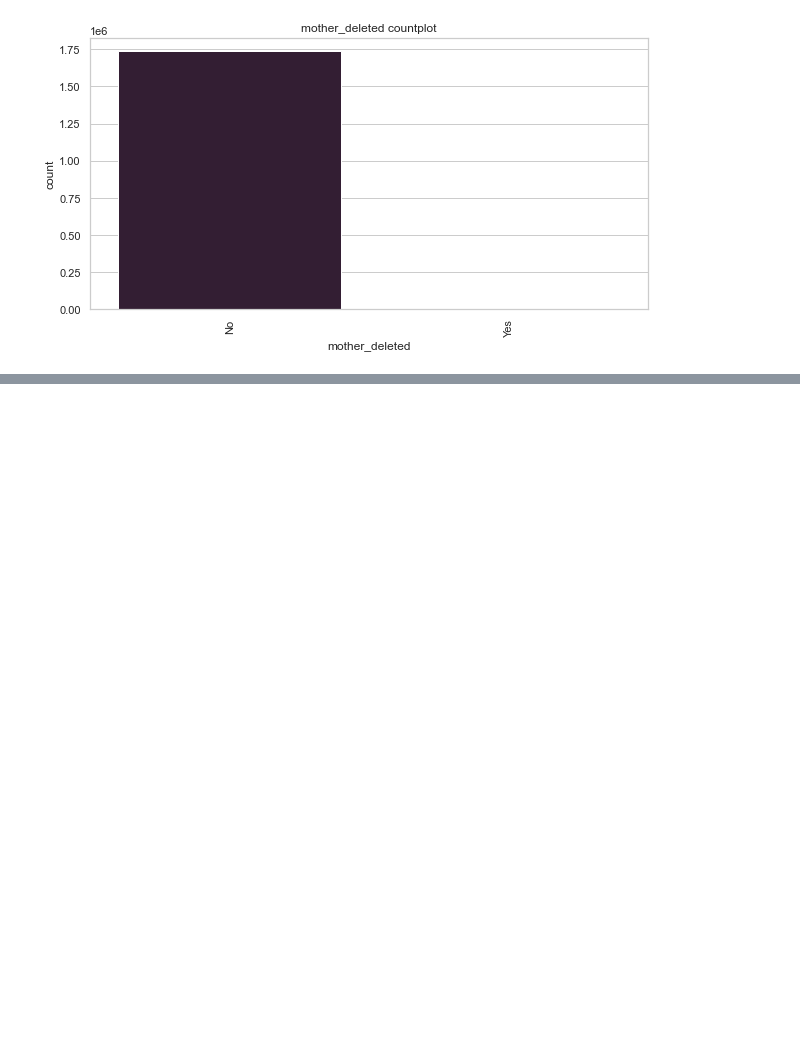
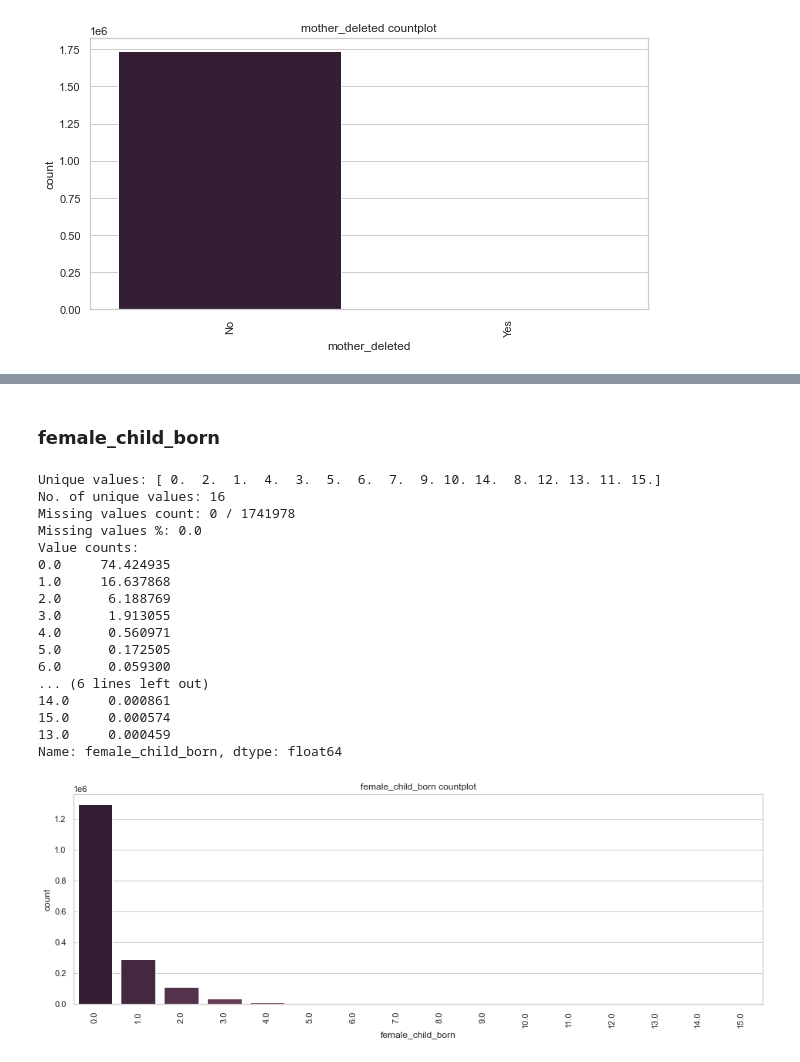
Before and after one commit to Gokul-S-Kumar/child_health_casestudy, a Jupyter notebook: notebooks/0.2-gokul-EDA_ecregistration.ipynb, the cells around one changed output, grey strips where cells are left out. Saved outputs shown, nothing was run; the diff lists cells and outputs as text; code cells hidden in the pictures; blank space fills up the shorter version.

```diff
--- a/notebooks/0.2-gokul-EDA_ecregistration.ipynb
+++ b/notebooks/0.2-gokul-EDA_ecregistration.ipynb
@@ -210,0 +282,23 @@ Name: mother_deleted, dtype: float64
+# %% [markdown]
+### female_child_born
+# %%
+categorical_eda(df, 'female_child_born', (16, 5))
+# %% [output]
+Unique values: [ 0.  2.  1.  4.  3.  5.  6.  7.  9. 10. 14.  8. 12. 13. 11. 15.]
+No. of unique values: 16
+Missing values count: 0 / 1741978
+Missing values %: 0.0
+Value counts:
+0.0     74.424935
+1.0     16.637868
+2.0      6.188769
+3.0      1.913055
+4.0      0.560971
+5.0      0.172505
+6.0      0.059300
+... (6 lines left out)
+14.0     0.000861
+15.0     0.000574
+13.0     0.000459
+Name: female_child_born, dtype: float64
+[figure, added]
```
Also changed, not shown: parts of 22 cells of this notebook, 9 other files.
